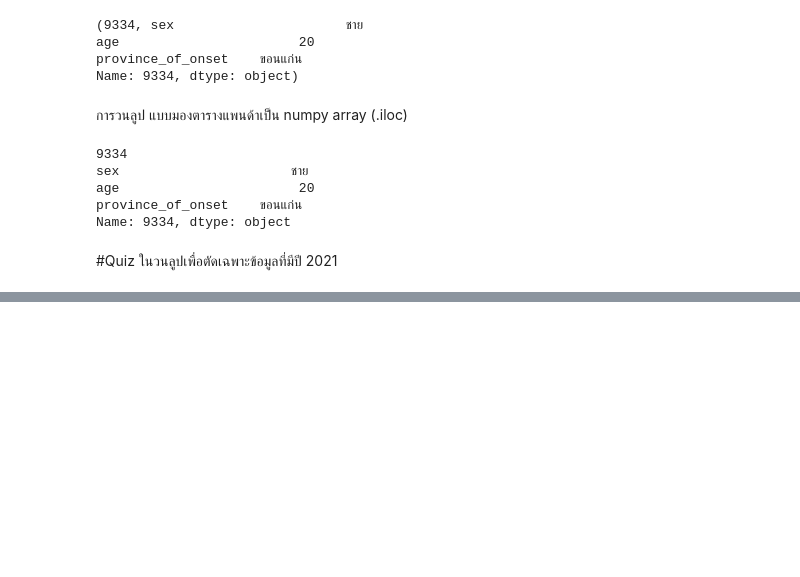
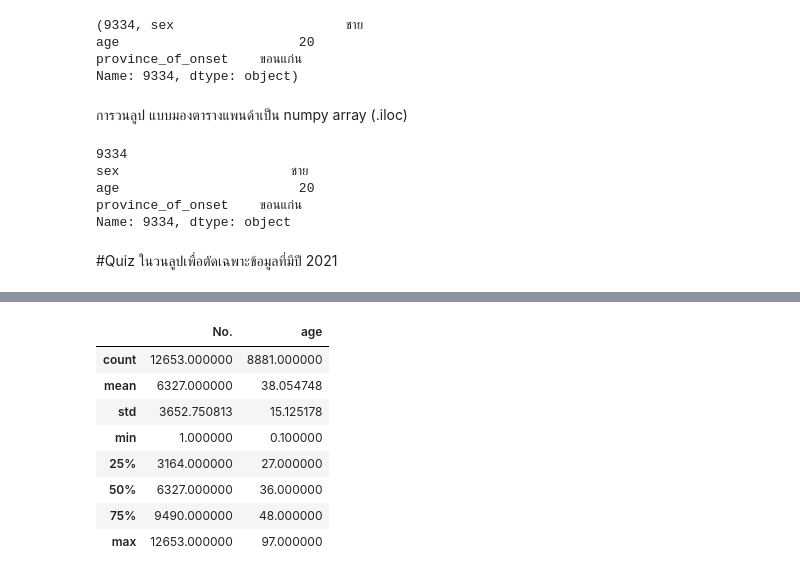
Before and after one commit to ikarosgn/data_viz, a Jupyter notebook: Untitled6.ipynb, the cells around one changed output, grey strips where cells are left out. Saved outputs shown, nothing was run; the diff lists cells and outputs as text; code cells hidden in the pictures; blank space fills up the shorter version.

```diff
--- a/Untitled6.ipynb
+++ b/Untitled6.ipynb
@@ -355,0 +378,12 @@ for each_row in range(this_data.shape[0]):
+# %%
+data_covid.describe()
+# %% [output]
+|  | No. | age |
+| count | 12653.000000 | 8881.000000 |
+| mean | 6327.000000 | 38.054748 |
+| std | 3652.750813 | 15.125178 |
+| min | 1.000000 | 0.100000 |
+| 25% | 3164.000000 | 27.000000 |
+| 50% | 6327.000000 | 36.000000 |
+| 75% | 9490.000000 | 48.000000 |
+| max | 12653.000000 | 97.000000 |
```
Also changed, not shown: parts of 4 cells of this notebook.
